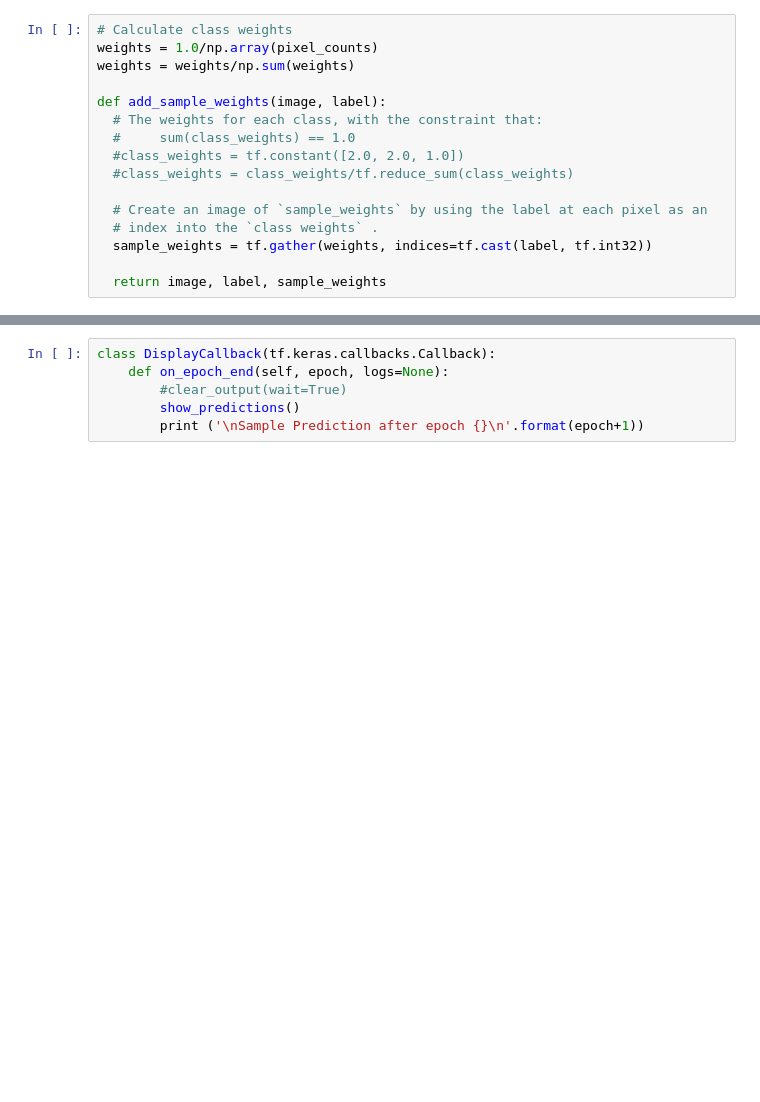
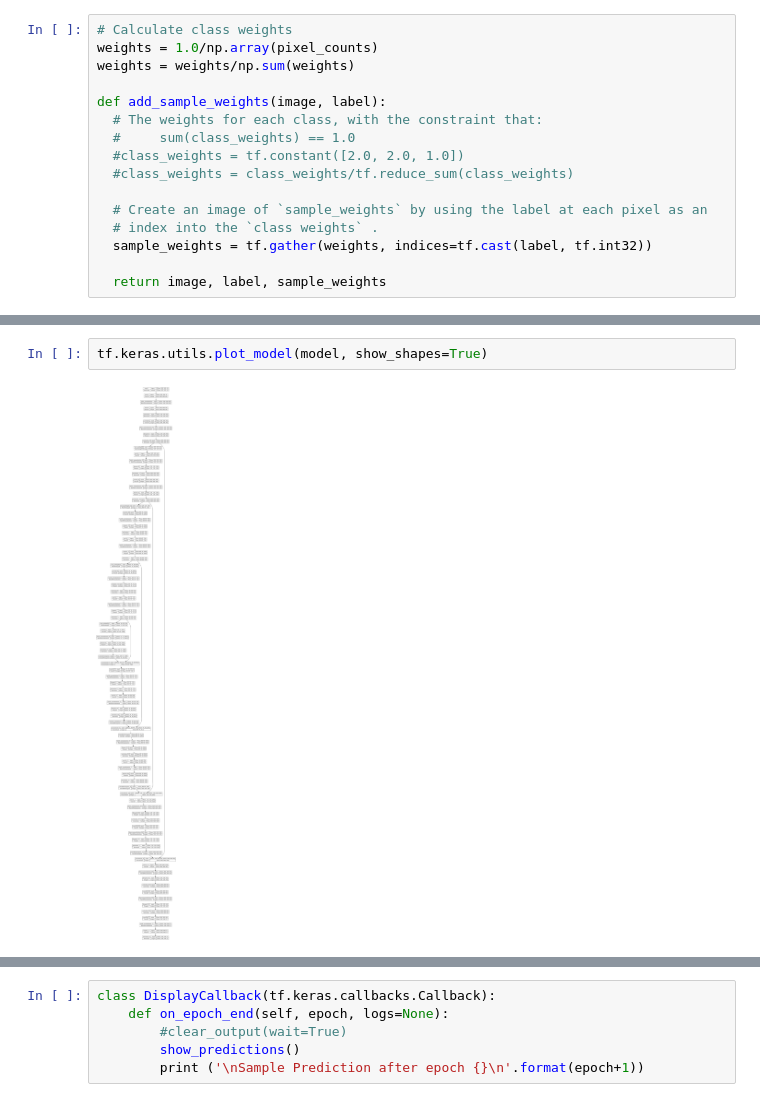
Before and after one commit to Krissi123/Braintumor-Segmentation, a Jupyter notebook: scratch_unet.ipynb, the cells around one changed output, grey strips where cells are left out. Cells and saved outputs as stored; diff of their text form; blank space fills up the shorter version.

```diff
--- a/scratch_unet.ipynb
+++ b/scratch_unet.ipynb
@@ -344,6 +398,10 @@ Total params: 25,092,180
 Trainable params: 25,082,442
 Non-trainable params: 9,738
 __________________________________________________________________________________________________
+# %%
+tf.keras.utils.plot_model(model, show_shapes=True)
+# %% [output]
+[figure, added]
 # %%
 for images, masks in train_batch.take(1):
     sample_image, sample_mask = images[0], masks[0]
```
Also changed, not shown: parts of 16 cells of this notebook.
